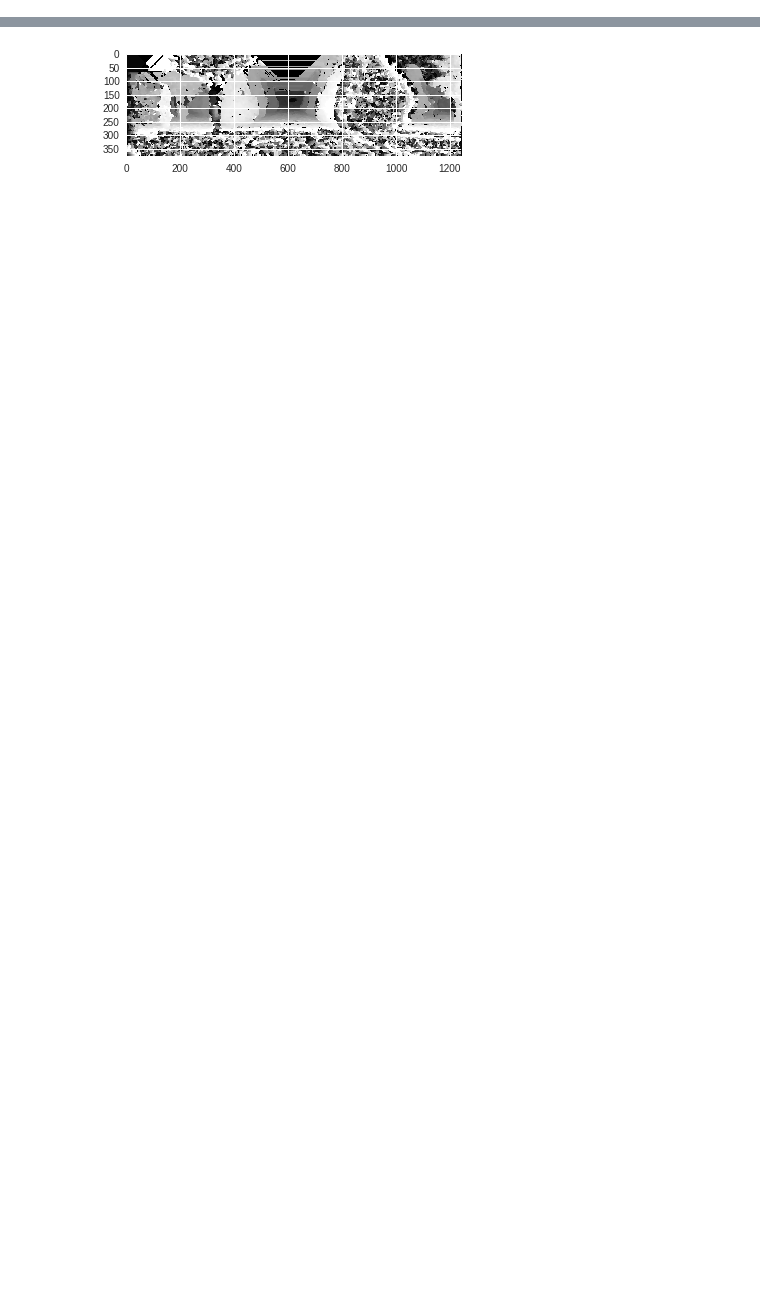
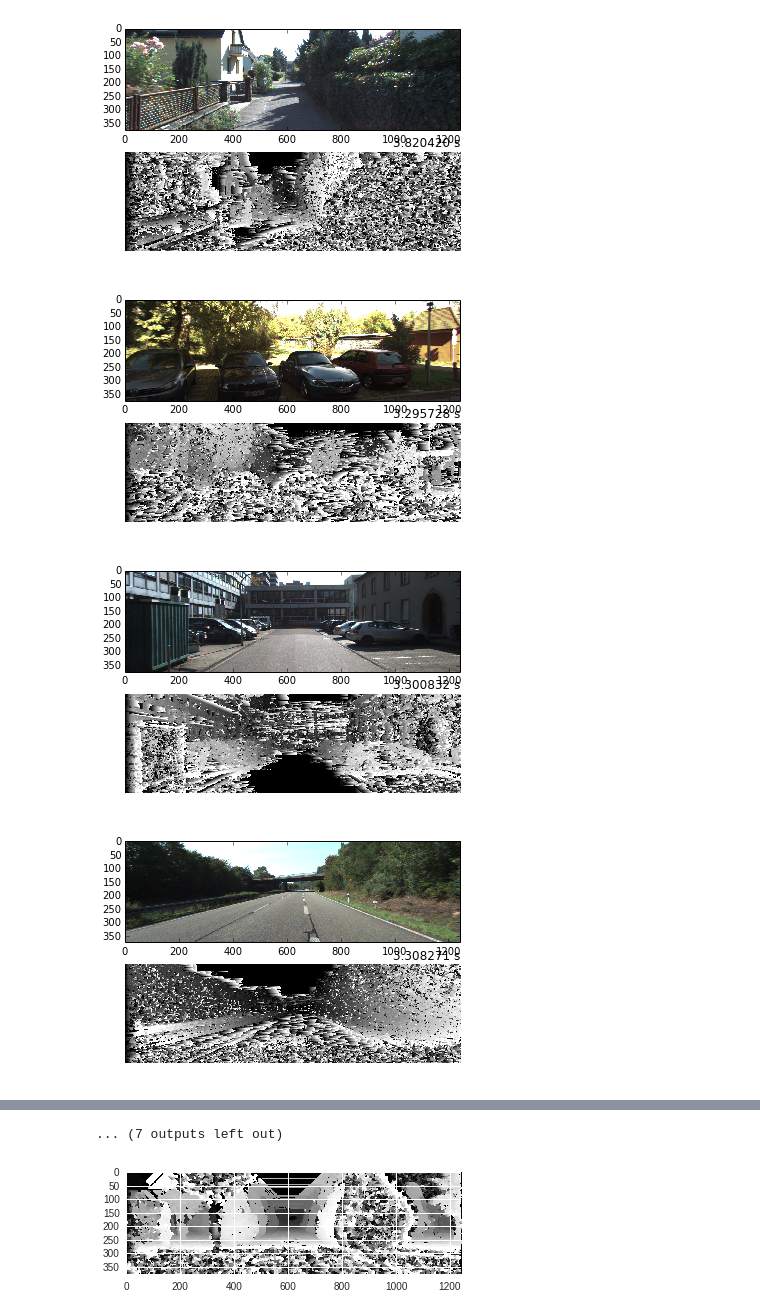
Before and after one commit to dsqx71/stereo_matching, a Jupyter notebook: predict.ipynb, the cells around one changed output, grey strips where cells are left out. Cells and saved outputs as stored; diff of their text form; code cells hidden in the pictures; blank space fills up the shorter version.

```diff
--- a/predict.ipynb
+++ b/predict.ipynb
@@ -10,9 +10,9 @@ import numpy as np
 %matplotlib inline
 import cv2
 # %%
-def pred(num,left_dir,right_dir,dis_range):
+def pred(num,left_dir,right_dir,dis_range,ctx):
     begin = time.time()
-    ctx = mx.gpu(3)
+
     left,right,left_pred,right_pred = output_embedding(left_dir,right_dir,308)
     dis_pred = np.zeros((left_pred.shape[1],left_pred.shape[2]))
 
@@ -40,4 +40,9 @@ def pred(num,left_dir,right_dir,dis_range):
 # %%
 img_dir = get_kitty_data_dir(175,194)
 for i,img in enumerate(img_dir):
-    pred(i,img[1],img[2],40)
+    pred(i,img[1],img[2],40,mx.gpu(3))
+# %% [output]
+[figure, added]
+[figure, added]
+[figure, added]
+[figure, added]
@@ -44,3 +57,4 @@ for i,img in enumerate(img_dir):
+... (7 outputs left out)
 # %%
 window_size = 16
 left = io.imread('./colored_0/000009_10.png')
```
Also changed, not shown: parts of 1 cell of this notebook, 7 other files.
